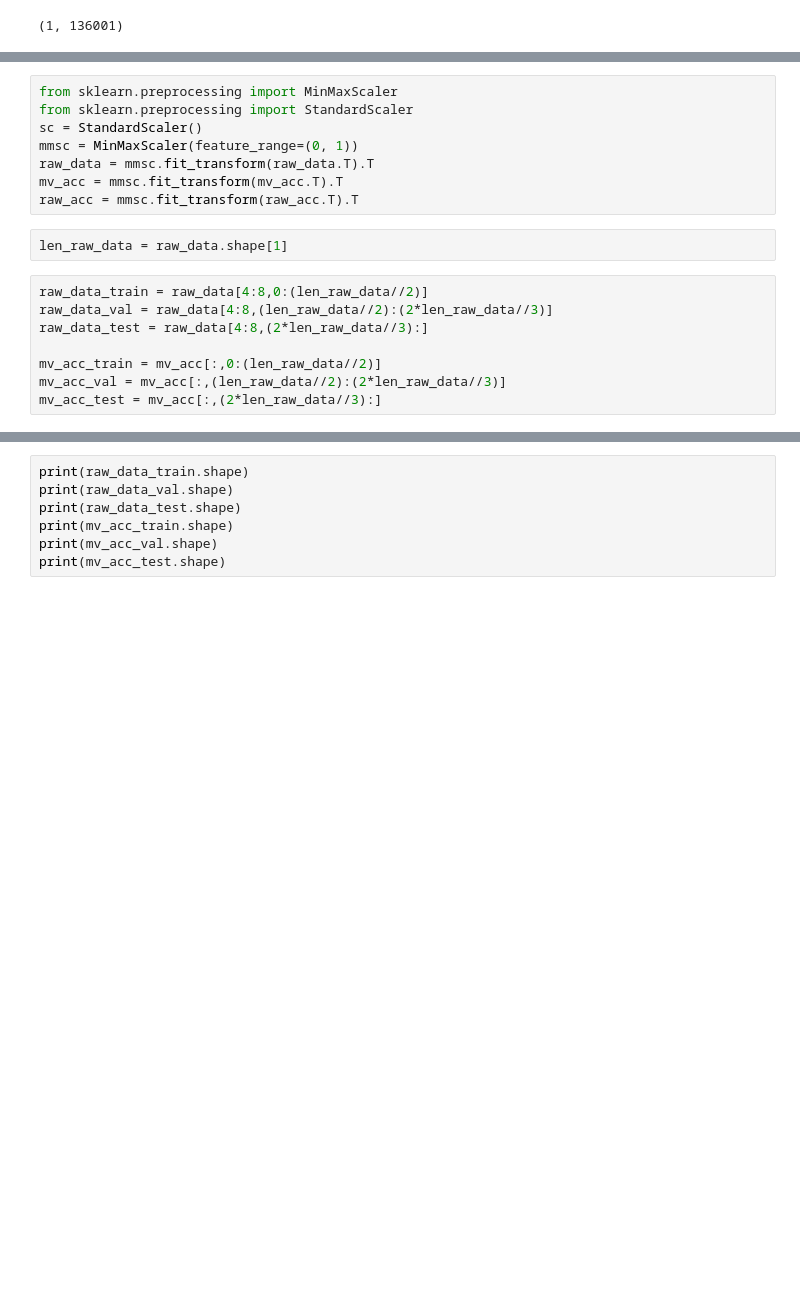
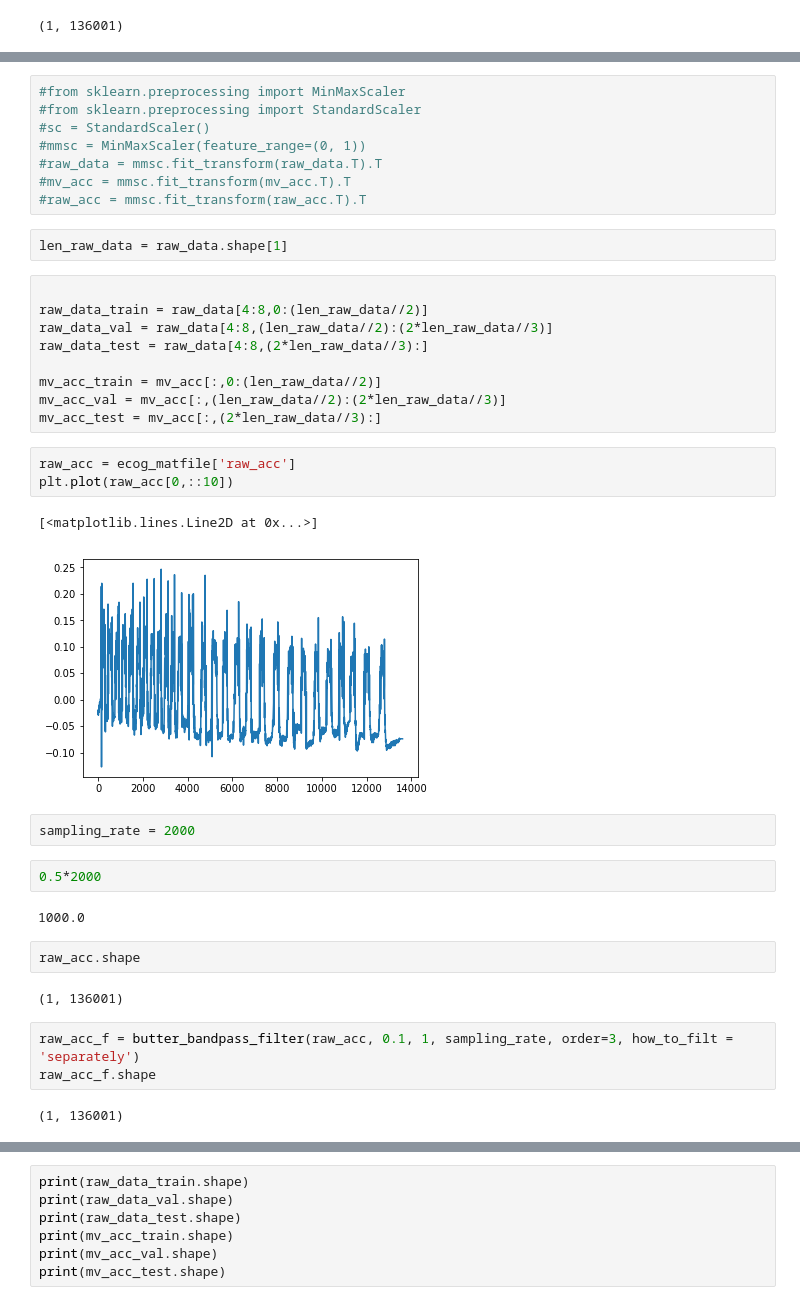
Before and after one commit to voxxys/dl_sandbox, a Jupyter notebook: ecog/Untitled.ipynb, the cells around one changed output, grey strips where cells are left out. Drawn from its saved outputs; the diff is of its cells as text; blank space fills up the shorter version.

```diff
--- a/ecog/Untitled.ipynb
+++ b/ecog/Untitled.ipynb
@@ -56,14 +61,15 @@ mv_acc.shape
 # %%
-from sklearn.preprocessing import MinMaxScaler
-from sklearn.preprocessing import StandardScaler
-sc = StandardScaler()
-mmsc = MinMaxScaler(feature_range=(0, 1))
-raw_data = mmsc.fit_transform(raw_data.T).T
-mv_acc = mmsc.fit_transform(mv_acc.T).T
-raw_acc = mmsc.fit_transform(raw_acc.T).T
+#from sklearn.preprocessing import MinMaxScaler
+#from sklearn.preprocessing import StandardScaler
+#sc = StandardScaler()
+#mmsc = MinMaxScaler(feature_range=(0, 1))
+#raw_data = mmsc.fit_transform(raw_data.T).T
+#mv_acc = mmsc.fit_transform(mv_acc.T).T
+#raw_acc = mmsc.fit_transform(raw_acc.T).T
 # %%
 len_raw_data = raw_data.shape[1]
 # %%
+
 raw_data_train = raw_data[4:8,0:(len_raw_data//2)]
 raw_data_val = raw_data[4:8,(len_raw_data//2):(2*len_raw_data//3)]
 raw_data_test = raw_data[4:8,(2*len_raw_data//3):]
@@ -71,3 +77,24 @@ raw_data_test = raw_data[4:8,(2*len_raw_data//3):]
 mv_acc_train = mv_acc[:,0:(len_raw_data//2)]
 mv_acc_val = mv_acc[:,(len_raw_data//2):(2*len_raw_data//3)]
 mv_acc_test = mv_acc[:,(2*len_raw_data//3):]
+# %%
+raw_acc = ecog_matfile['raw_acc']
+plt.plot(raw_acc[0,::10])
+# %% [output]
+[<matplotlib.lines.Line2D at 0x...>]
+[figure, added]
+# %%
+sampling_rate = 2000
+# %%
+0.5*2000
+# %% [output]
+1000.0
+# %%
+raw_acc.shape
+# %% [output]
+(1, 136001)
+# %%
+raw_acc_f = butter_bandpass_filter(raw_acc, 0.1, 1, sampling_rate, order=3, how_to_filt = 'separately')
+raw_acc_f.shape
+# %% [output]
+(1, 136001)
```
Also changed, not shown: parts of 26 cells of this notebook, 18 other files.
